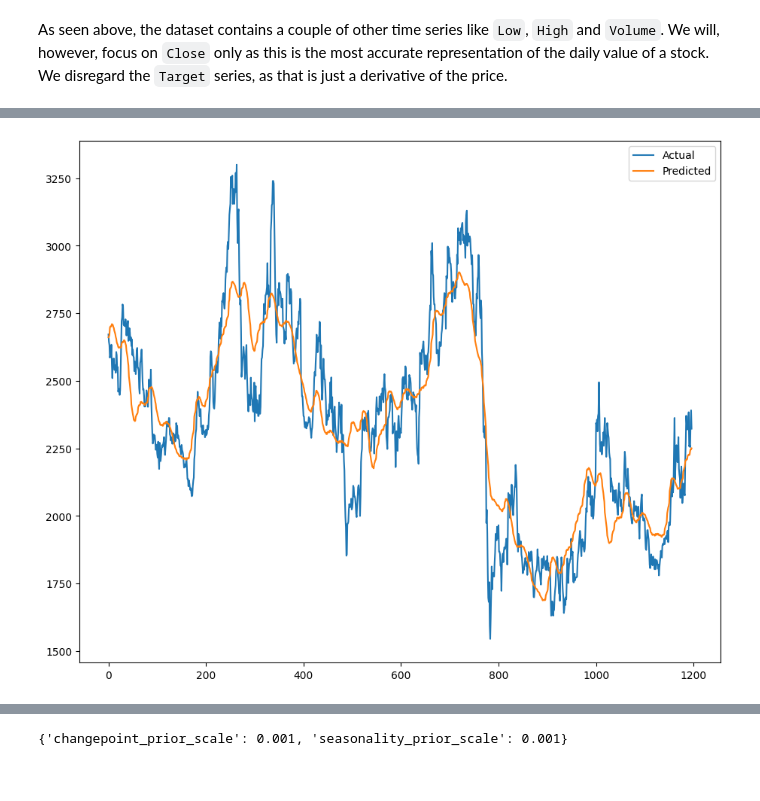
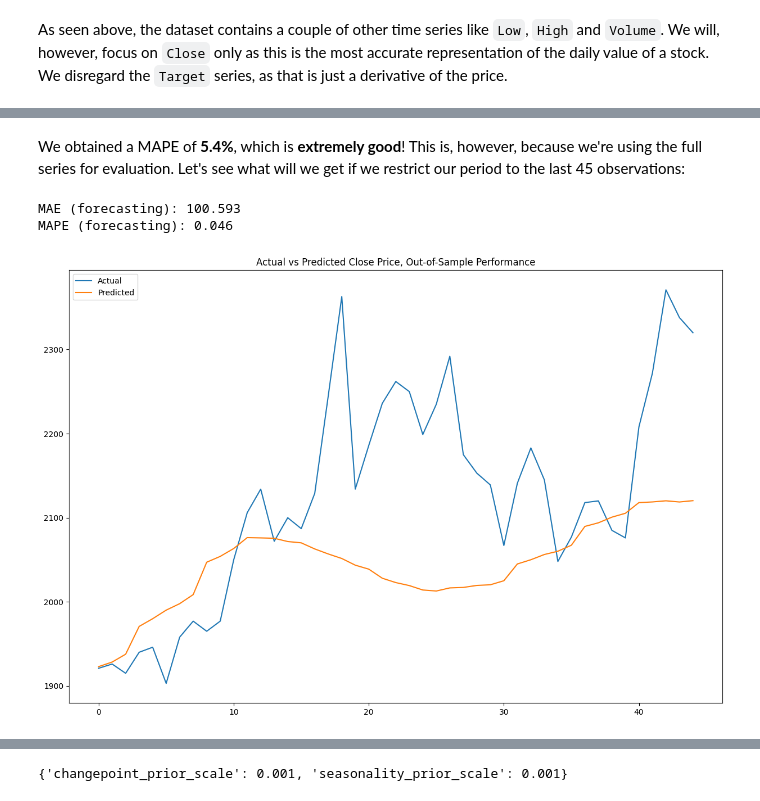
Before and after one commit to afoster28/ml_fin2, a Jupyter notebook: Tokyo_Stock_Prices_A_Foster,_M_Staniszewski.ipynb, the cells around one changed output, grey strips where cells are left out. Saved outputs shown, nothing was run; the diff lists cells and outputs as text; code cells hidden in the pictures.

```diff
--- a/Tokyo_Stock_Prices_A_Foster,_M_Staniszewski.ipynb
+++ b/Tokyo_Stock_Prices_A_Foster,_M_Staniszewski.ipynb
@@ -48,5 +48,5 @@ As outlined in preceding sections we will define the `FORECASTING_PERIOD` to be
 # %%
-FORECASTING_PERIOD = 15
+FORECASTING_PERIOD = 45
 # %% [markdown]
 ### Loading the Dataset
 
@@ -155,0 +121,7 @@ future.tail()
+# %%
+s = series.reset_index() # We don't want any indices in the Prophet dataframe
+s.columns = [ 'ds', 'y' ] # We have to rename our columns to match Prophet specifications
+m = Prophet(interval_width=0.95, seasonality_mode = "additive") # We chose our conficence interval to be 95% as opposed to 80%.
+m.add_country_holidays(country_name='JP') # We account for Japanese holidays.
+
+model = m.fit(s) # The actual model fit without daily seasonality (our data is daily too)
@@ -155,0 +145,4 @@ future.tail()
+# %%
+future = m.make_future_dataframe(periods=45)
+# Last `future` observations placeholders end on 26-12-2021, exactly after 45 days:
+future.tail()
@@ -211,8 +232,19 @@ KeyError: 'yhat'
+# %% [markdown]
+We obtained a MAPE of **5.4%**, which is **extremely good**! This is, however, because we're using the full series for evaluation. Let's see what will we get if we restrict our period to the last 45 observations:
 # %%
+y_true = df_merge.tail(FORECASTING_PERIOD)['Close'].values
+y_pred = df_merge.tail(FORECASTING_PERIOD)['yhat'].values
+mae_01 = mean_absolute_error(y_true, y_pred)
+print('MAE (forecasting): %.3f' % mae_01)
+mape_01 = mean_absolute_percentage_error(y_true, y_pred)
+print('MAPE (forecasting): %.3f' % mape_01)
 # plot expected vs actual
 plt.plot(y_true, label='Actual')
 plt.plot(y_pred, label='Predicted')
+plt.title("Actual vs Predicted Close Price, Out-of-Sample Performance")
 plt.legend()
 plt.show()
 # %% [output]
+MAE (forecasting): 100.593
+MAPE (forecasting): 0.046
-[figure, old version]
+[figure, new version]
```
Also changed, not shown: parts of 38 cells of this notebook.
